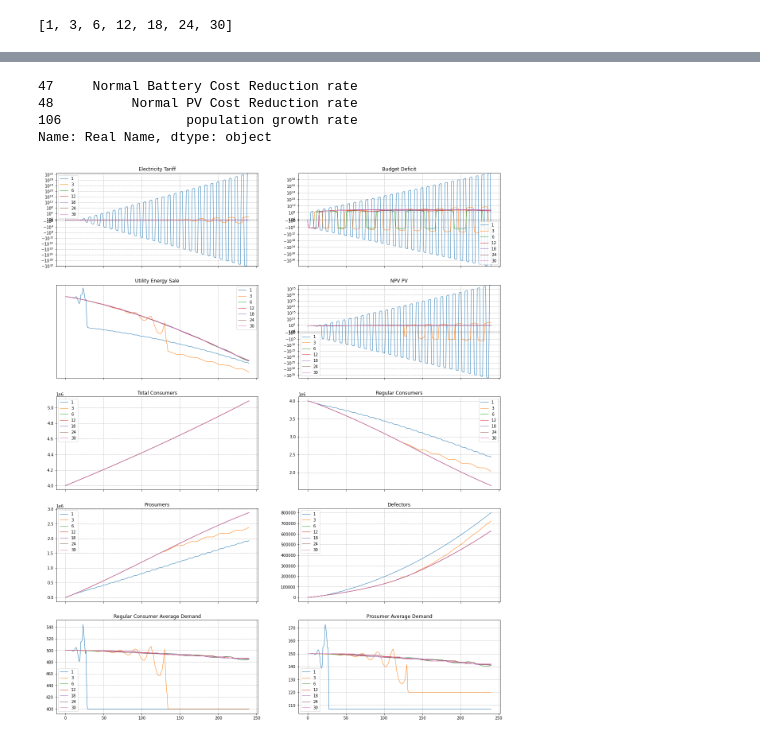
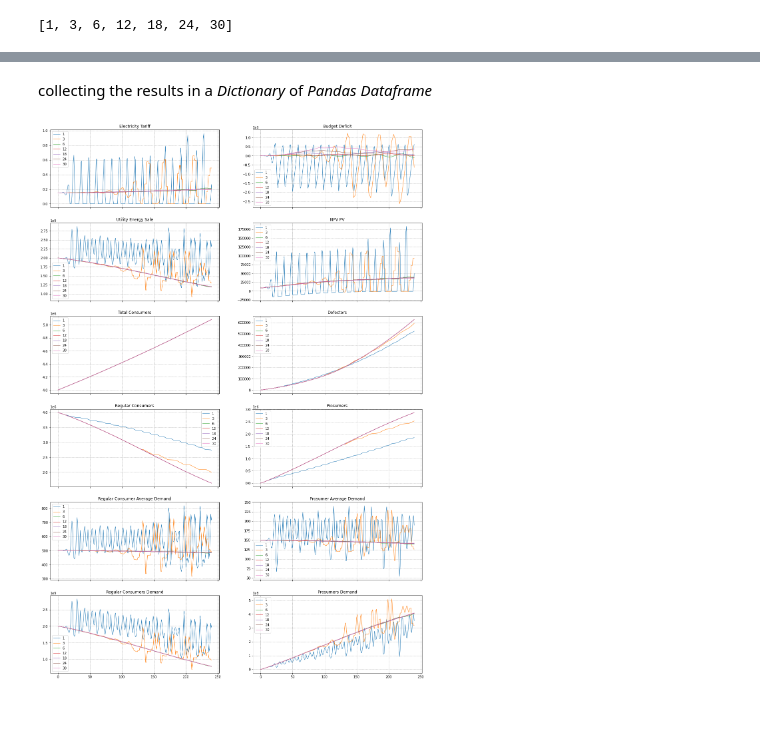
Before and after one commit to barazesh/Phd-Codes, a Jupyter notebook: initial playbook.ipynb, the cells around one changed output, grey strips where cells are left out. Cells and saved outputs as stored; diff of their text form; code cells hidden in the pictures; blank space fills up the shorter version.

Commit message:
updating the readme file and analysizng the model

```diff
--- a/initial playbook.ipynb
+++ b/initial playbook.ipynb
@@ -19,35 +42,33 @@ print(period_range)
 # %%
-important_vars=['Electricity Tariff','Budget Deficit', 'Utility Energy Sale','NPV PV','Total Consumers','Regular Consumers','Prosumers','Defectors','Regular Consumer Average Demand', 'Prosumer Average Demand']
+important_vars=['Electricity Tariff','Budget Deficit', 'Utility Energy Sale','NPV PV','Total Consumers','Defectors','Regular Consumers','Prosumers','Regular Consumer Average Demand', 'Prosumer Average Demand','Regular Consumers Demand','Prosumers Demand']
-# %%
-doc = model.doc()
-doc.loc[doc['Real Name'].str.contains('rate'),'Real Name']
-# %% [output]
-47     Normal Battery Cost Reduction rate
-48          Normal PV Cost Reduction rate
-106                population growth rate
-Name: Real Name, dtype: object
+# %%
+paramaters={
+    'population growth rate':0.001,
+    'time to adjust Prosumer Demand':1,
+    'time to adjust Regular Consumer demand':1,
+    # 'price elasticity of prosumers':0,
+    # 'price elasticity of regular consumers':0
+}
+# %% [markdown]
+collecting the results in a *Dictionary* of *Pandas Dataframe*
 # %%
-result=cl.defaultdict(pd.DataFrame)
+select_result=cl.defaultdict(pd.DataFrame)
+all_result={}
 for p in period_range:
-    temp_result = model.run(params={'Tariff Correction Period':p, 'population growth rate':0.001})
+    all_result[p] = model.run(params=paramaters|{'Tariff Correction Period':p})
     for v in important_vars:
-        result[v][p]=temp_result[v]
+        select_result[v][p]=all_result[p][v]
 # %%
 mpl.rc('lines',linewidth=1)
 n_rows= math.ceil(len(important_vars)/2)
 fig,ax =plt.subplots(n_rows,2,sharex=True)
 fig.set_size_inches(20,n_rows*5)
 for i,v in enumerate(important_vars):
     cur_ax=ax[i//2,i%2]
-    result[v].plot(ax=cur_ax)
+    select_result[v].plot(ax=cur_ax)
     cur_ax.grid(True,linestyle='--')
     cur_ax.title.set_text(v)
-    b,t=cur_ax.get_ylim()
-    if(t-b) > 1e8:
-        cur_ax.set_yscale('symlog')
-        # fig =ax.figure
-        # fig.set_size_inches(7,5)
-        # fig.suptitle(v,size=20,)
-plt.show()
+    # if i in [0,1,3]:
+    #     cur_ax.set_yscale('symlog')
 # %% [output]
-[figure, old version]
+[figure, new version]
```
Also changed, not shown: parts of 11 cells of this notebook, 5 other files.
